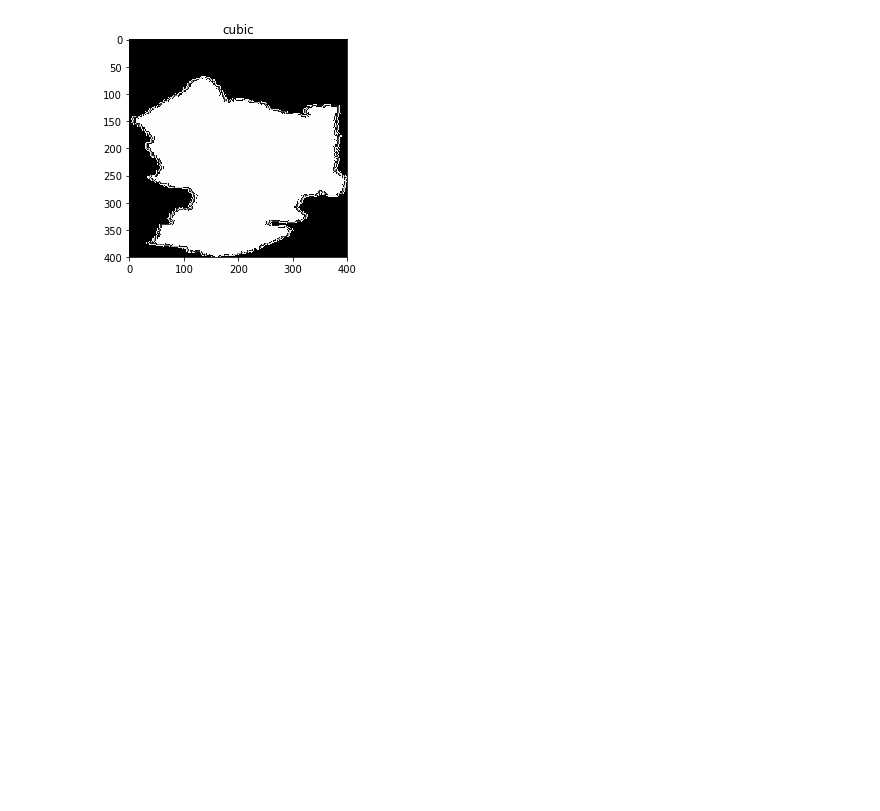
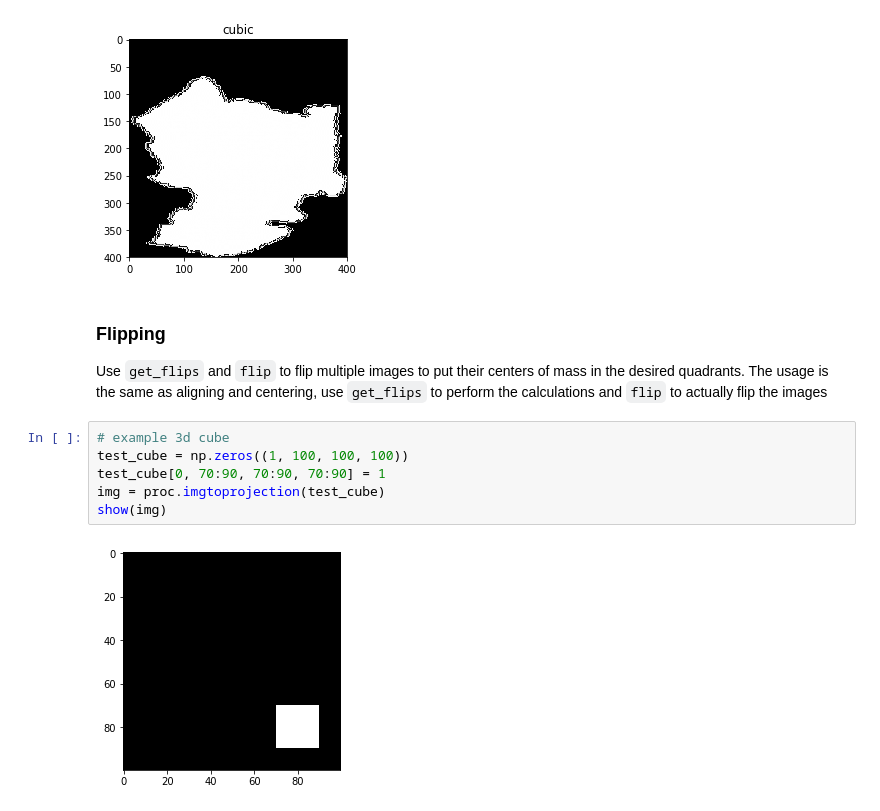
Before and after one commit to AllenCellModeling/aicsimage, a Jupyter notebook: Aicsimage Processing Guide.ipynb, the cells around one changed output. Drawn from its saved outputs; the diff is of its cells as text; blank space fills up the shorter version.

Commit message:
Added flip.py to notebook

````diff
--- a/Aicsimage Processing Guide.ipynb
+++ b/Aicsimage Processing Guide.ipynb
@@ -464,3 +466,14 @@ show(res, "cubic")
 [figure]
 [figure]
 [figure]
+# %% [markdown]
+### Flipping
+Use ```get_flips``` and ```flip``` to flip multiple images to put their centers of mass in the desired quadrants. The usage is the same as aligning and centering, use ```get_flips``` to perform the calculations and ```flip``` to actually flip the images
+# %%
+# example 3d cube
+test_cube = np.zeros((1, 100, 100, 100))
+test_cube[0, 70:90, 70:90, 70:90] = 1
+img = proc.imgtoprojection(test_cube)
+show(img)
+# %% [output]
+[figure, added]
````
Also changed, not shown: parts of 12 cells of this notebook, 1 other file.
